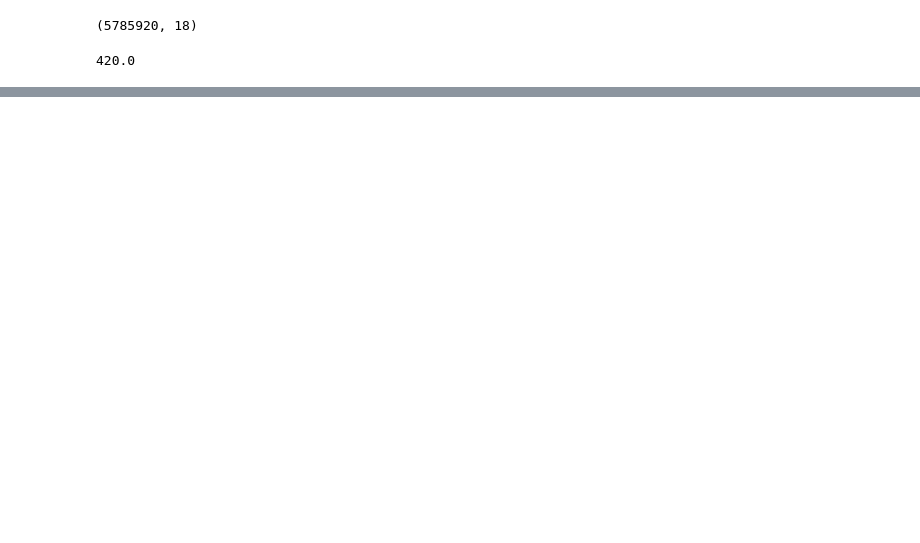
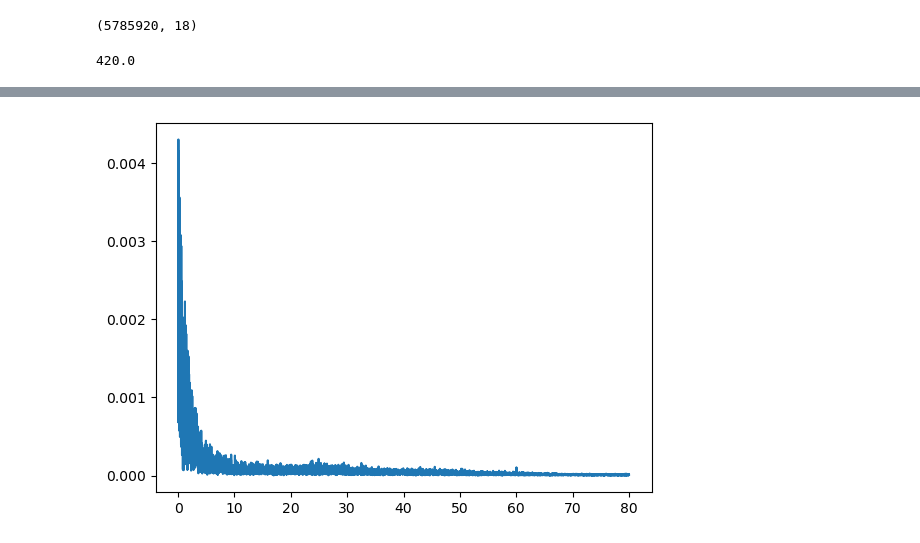
Before and after one commit to magarax/Data_Science, a Jupyter notebook: Novo_Trabalho_Final.ipynb, the cells around one changed output, grey strips where cells are left out. Saved outputs shown, nothing was run; the diff lists cells and outputs as text; code cells hidden in the pictures; blank space fills up the shorter version.

```diff
--- a/Novo_Trabalho_Final.ipynb
+++ b/Novo_Trabalho_Final.ipynb
@@ -92,0 +121,5 @@ secoes = seccionar_dataframe(df, 13776)
+# %%
+
+plotFFT(secoes[getExamPosition(105,4)]['E1'],fs=160)
+# %% [output]
+[figure, added]
```
Also changed, not shown: parts of 15 cells of this notebook, 1 other file.
